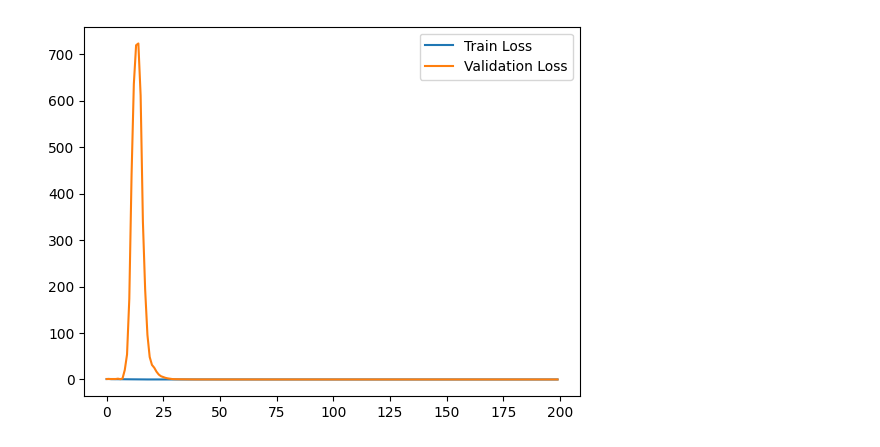
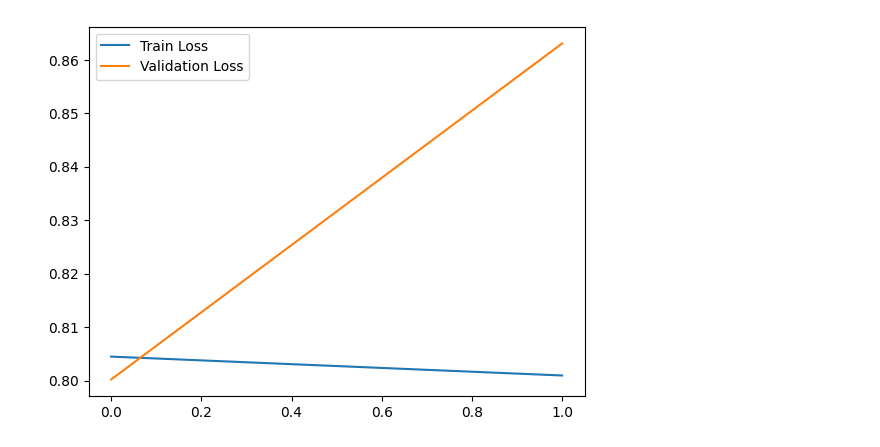
Before and after one commit to dfbakin/colorizer, a Jupyter notebook: training_visual.ipynb, the cells around one changed output. Drawn from its saved outputs; the diff is of its cells as text; code cells hidden in the pictures.

```diff
--- a/training_visual.ipynb
+++ b/training_visual.ipynb
@@ -17,3 +17,17 @@ np.random.seed(SEED)
 %load_ext autoreload
 %autoreload 2
 %matplotlib inline
+# %%
+import matplotlib.pyplot as plt
+import cv2
+
+REQUIRED_SIZE = (256, 256)
+combined_dataset = torch_data.ConcatDataset(
+    [
+        ColorizationDataset("datasets/coco_2017_test", resize=REQUIRED_SIZE, filter_colorless=True),
+        # ColorizationDataset(
+        #     "datasets/imagenet_classes", resize=REQUIRED_SIZE, classes_folders=True, filter_colorless=False
+        # ),
+    ]
+)
+print("Length:", len(combined_dataset))
@@ -20,19 +36,6 @@ np.random.seed(SEED)
 # %%
-import matplotlib.pyplot as plt
-import cv2
-
-REQUIRED_SIZE = (128, 128)
-combined_dataset = torch_data.ConcatDataset(
-    [
-        # ColorizationDataset("datasets/coco_2017_test", resize=REQUIRED_SIZE),
-        ColorizationDataset(
-            "datasets/imagenet_classes", resize=REQUIRED_SIZE, classes_folders=True
-        ),
-    ]
-)
-
 train_dataset, val_dataset, test_dataset = torch_data.random_split(
-    combined_dataset, [8, 4, len(combined_dataset) - 8 - 4]
+    combined_dataset, [0.2, 0.01, 0.79]
 )  # debug lengths: 2034 407 38229
 print("Lenghths:", *[len(item) for item in [train_dataset, val_dataset, test_dataset]])
 
@@ -40,6 +43,7 @@ L, ab = combined_dataset[0]
 cielab_img = torch.cat([L * ColorizationDataset.l_norm_factor, ab * ColorizationDataset.ab_norm_factor], dim=0).numpy()
 cielab_img = np.uint8(cielab_img.transpose(1, 2, 0))
 rgb_img = cv2.cvtColor(cielab_img, cv2.COLOR_LAB2RGB)
+print(colorfulness_metric(rgb_img))
 plt.imshow(rgb_img)
 plt.show()
 # %% [output]
@@ -48,18 +53,21 @@ Lenghths: 8 4 49988
 # %%
-batch_size = 8
+batch_size = 10
 
 train_loader = torch_data.DataLoader(
-    train_dataset, batch_size=batch_size, shuffle=False, num_workers=8
+    train_dataset, batch_size=batch_size, shuffle=True, num_workers=8
 )
 val_loader = torch_data.DataLoader(
-    val_dataset, batch_size=batch_size, shuffle=False, num_workers=8
+    val_dataset, batch_size=batch_size, shuffle=True, num_workers=8
 )
 # %%
 device = torch.device("cuda" if torch.cuda.is_available() else "cpu")
 model = UNet(1, 2).to(device)
 
 criterion = losses.HuberLoss(1.0 / ColorizationDataset.ab_norm_factor)
-optimizer = torch.optim.Adam(model.parameters(), lr=0.001)
+optimizer = torch.optim.Adam(model.parameters(), lr=0.1)
+scheduler = torch.optim.lr_scheduler.StepLR(optimizer, step_size=4, gamma=0.1)
 baseline_trainer = trainer.Trainer(
-    model, optimizer, criterion, train_loader, val_dataloader=val_loader, device=device
+    model, optimizer, criterion, train_loader, val_dataloader=val_loader, device=device,
+    scheduler=scheduler,
+    use_logger=True
 )
@@ -66,3 +89,3 @@ baseline_trainer = trainer.Trainer(
 # %%
-baseline_trainer.train(200)
+baseline_trainer.train(2)
 # %% [output]
@@ -70,2 +94,2 @@ baseline_trainer.train(200)
-[figure, old version]
+[figure, new version]
 # %%
```
Also changed, not shown: parts of 6 cells of this notebook, 5 other files.
